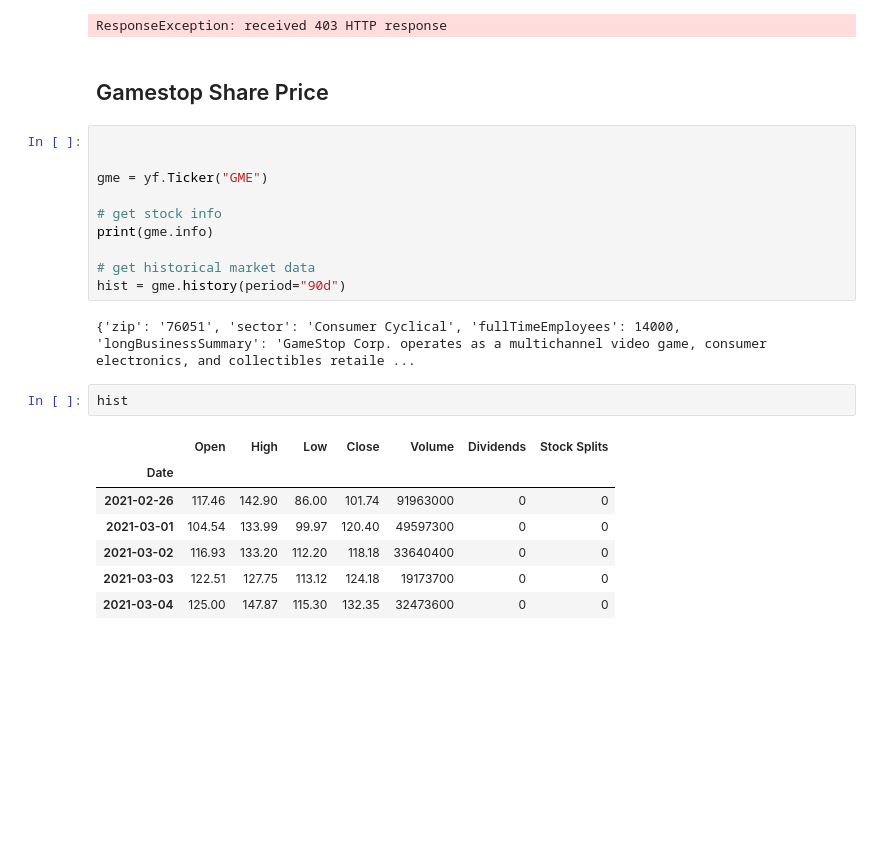
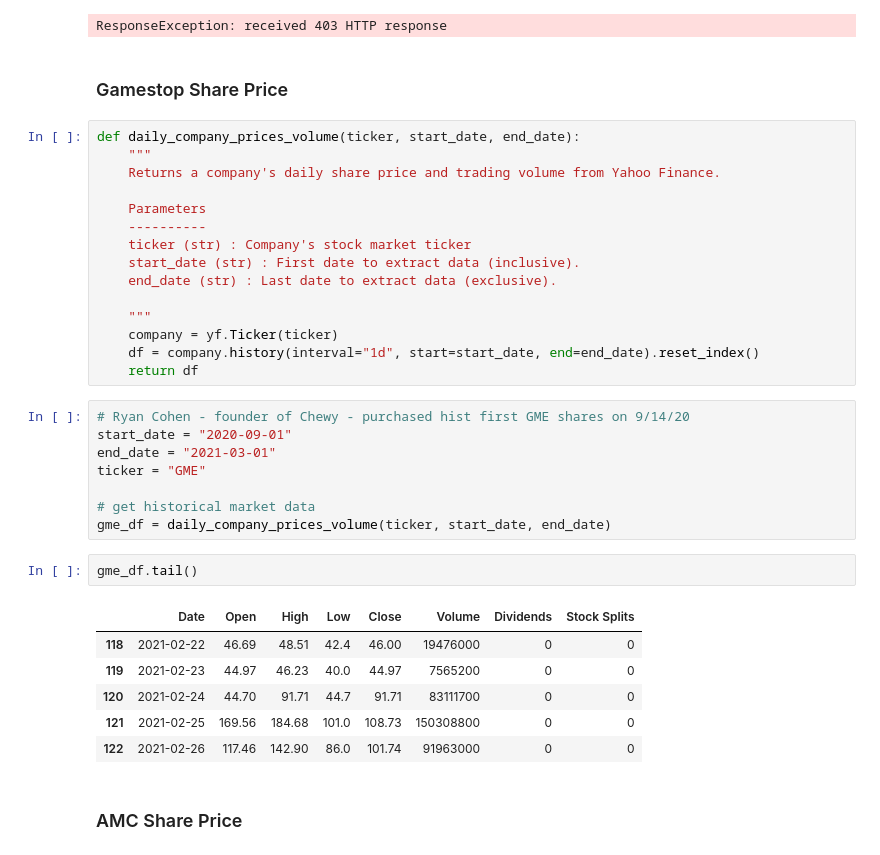
Before and after one commit to Morgan-Sell/udac-deng-bstorm, a Jupyter notebook: scrap_paper.ipynb, the cells around one changed output. Saved outputs shown, nothing was run; the diff lists cells and outputs as text; blank space fills up the shorter version.

Commit message:
implemented yahoo finance data scraper

```diff
--- a/scrap_paper.ipynb
+++ b/scrap_paper.ipynb
@@ -63,26 +63,38 @@ for sub in subs:
 # %% [output]
 ResponseException: received 403 HTTP response
 # %% [markdown]
-## Gamestop Share Price
+### Gamestop Share Price
-# %%
-
-
-gme = yf.Ticker("GME")
-
-# get stock info
-print(gme.info)
-
-# get historical market data
-hist = gme.history(period="90d")
-# %% [output]
-{'zip': '76051', 'sector': 'Consumer Cyclical', 'fullTimeEmployees': 14000, 'longBusinessSummary': 'GameStop Corp. operates as a multichannel video game, consumer electronics, and collectibles retaile ...
-# %%
-hist
-# %% [output]
-|  | Open | High | Low | Close | Volume | Dividends | Stock Splits |
-| Date |  |  |  |  |  |  |  |
-| 2021-02-26 | 117.46 | 142.90 | 86.00 | 101.74 | 91963000 | 0 | 0 |
-| 2021-03-01 | 104.54 | 133.99 | 99.97 | 120.40 | 49597300 | 0 | 0 |
-| 2021-03-02 | 116.93 | 133.20 | 112.20 | 118.18 | 33640400 | 0 | 0 |
-| 2021-03-03 | 122.51 | 127.75 | 113.12 | 124.18 | 19173700 | 0 | 0 |
-| 2021-03-04 | 125.00 | 147.87 | 115.30 | 132.35 | 32473600 | 0 | 0 |
+# %%
+def daily_company_prices_volume(ticker, start_date, end_date):
+    """
+    Returns a company's daily share price and trading volume from Yahoo Finance.
+
+    Parameters
+    ----------
+    ticker (str) : Company's stock market ticker
+    start_date (str) : First date to extract data (inclusive).
+    end_date (str) : Last date to extract data (exclusive).
+
+    """
+    company = yf.Ticker(ticker)
+    df = company.history(interval="1d", start=start_date, end=end_date).reset_index()
+    return df
+# %%
+# Ryan Cohen - founder of Chewy - purchased hist first GME shares on 9/14/20
+start_date = "2020-09-01"
+end_date = "2021-03-01"
+ticker = "GME"
+
+# get historical market data
+gme_df = daily_company_prices_volume(ticker, start_date, end_date)
+# %%
+gme_df.tail()
+# %% [output]
+|  | Date | Open | High | Low | Close | Volume | Dividends | Stock Splits |
+| 118 | 2021-02-22 | 46.69 | 48.51 | 42.4 | 46.00 | 19476000 | 0 | 0 |
+| 119 | 2021-02-23 | 44.97 | 46.23 | 40.0 | 44.97 | 7565200 | 0 | 0 |
+| 120 | 2021-02-24 | 44.70 | 91.71 | 44.7 | 91.71 | 83111700 | 0 | 0 |
+| 121 | 2021-02-25 | 169.56 | 184.68 | 101.0 | 108.73 | 150308800 | 0 | 0 |
+| 122 | 2021-02-26 | 117.46 | 142.90 | 86.0 | 101.74 | 91963000 | 0 | 0 |
+# %% [markdown]
+### AMC Share Price
```
Also changed, not shown: parts of 3 cells of this notebook.
